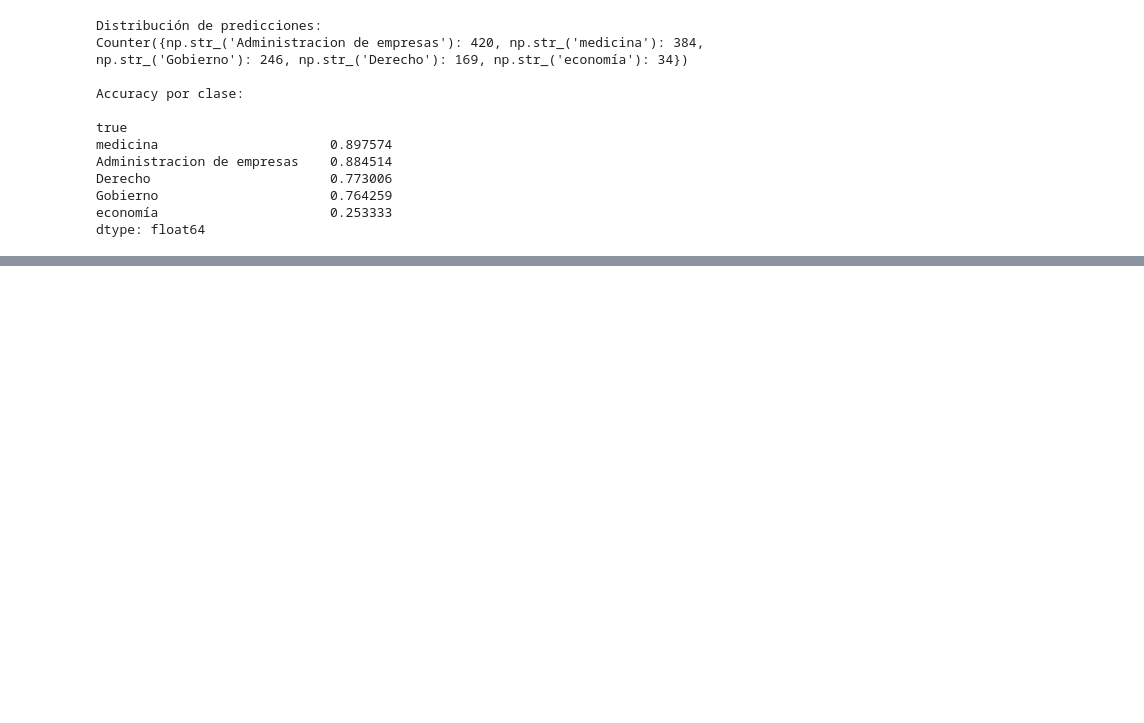
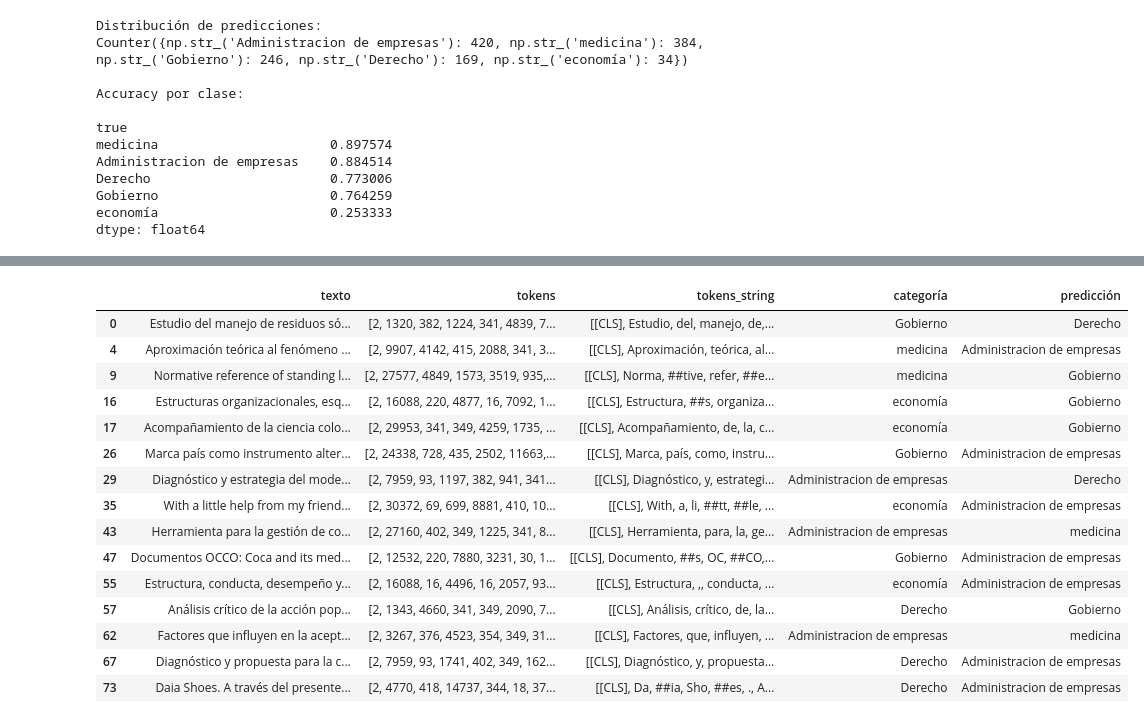
Before and after one commit to IM-333/Talleres_NLP_IM_EV, a Jupyter notebook: Sesion3/1-transformers-from-scratch.ipynb, the cells around one changed output, grey strips where cells are left out. Cells and saved outputs as stored; diff of their text form; code cells hidden in the pictures; blank space fills up the shorter version.

```diff
--- a/Sesion3/1-transformers-from-scratch.ipynb
+++ b/Sesion3/1-transformers-from-scratch.ipynb
@@ -1755,0 +2166,20 @@ dtype: float64
+# %%
+errors = df[df['categoría'] != df['predicción']]
+errors.head(15)
+# %% [output]
+|  | texto | tokens | tokens_string | categoría | predicción |
+| 0 | Estudio del manejo de residuos só... | [2, 1320, 382, 1224, 341, 4839, 7... | [[CLS], Estudio, del, manejo, de,... | Gobierno | Derecho |
+| 4 | Aproximación teórica al fenómeno ... | [2, 9907, 4142, 415, 2088, 341, 3... | [[CLS], Aproximación, teórica, al... | medicina | Administracion de empresas |
+| 9 | Normative reference of standing l... | [2, 27577, 4849, 1573, 3519, 935,... | [[CLS], Norma, ##tive, refer, ##e... | medicina | Gobierno |
+| 16 | Estructuras organizacionales, esq... | [2, 16088, 220, 4877, 16, 7092, 1... | [[CLS], Estructura, ##s, organiza... | economía | Gobierno |
+| 17 | Acompañamiento de la ciencia colo... | [2, 29953, 341, 349, 4259, 1735, ... | [[CLS], Acompañamiento, de, la, c... | economía | Gobierno |
+| 26 | Marca país como instrumento alter... | [2, 24338, 728, 435, 2502, 11663,... | [[CLS], Marca, país, como, instru... | Gobierno | Administracion de empresas |
+| 29 | Diagnóstico y estrategia del mode... | [2, 7959, 93, 1197, 382, 941, 341... | [[CLS], Diagnóstico, y, estrategi... | Administracion de empresas | Derecho |
+| 35 | With a little help from my friend... | [2, 30372, 69, 699, 8881, 410, 10... | [[CLS], With, a, li, ##tt, ##le, ... | economía | Administracion de empresas |
+| 43 | Herramienta para la gestión de co... | [2, 27160, 402, 349, 1225, 341, 8... | [[CLS], Herramienta, para, la, ge... | Administracion de empresas | medicina |
+| 47 | Documentos OCCO: Coca and its med... | [2, 12532, 220, 7880, 3231, 30, 1... | [[CLS], Documento, ##s, OC, ##CO,... | Gobierno | Administracion de empresas |
+| 55 | Estructura, conducta, desempeño y... | [2, 16088, 16, 4496, 16, 2057, 93... | [[CLS], Estructura, ,, conducta, ... | economía | Administracion de empresas |
+| 57 | Análisis crítico de la acción pop... | [2, 1343, 4660, 341, 349, 2090, 7... | [[CLS], Análisis, crítico, de, la... | Derecho | Gobierno |
+| 62 | Factores que influyen en la acept... | [2, 3267, 376, 4523, 354, 349, 31... | [[CLS], Factores, que, influyen, ... | Administracion de empresas | medicina |
+| 67 | Diagnóstico y propuesta para la c... | [2, 7959, 93, 1741, 402, 349, 162... | [[CLS], Diagnóstico, y, propuesta... | Derecho | Administracion de empresas |
+| 73 | Daia Shoes. A través del presente... | [2, 4770, 418, 14737, 344, 18, 37... | [[CLS], Da, ##ia, Sho, ##es, ., A... | Derecho | Administracion de empresas |
```
Also changed, not shown: parts of 23 cells of this notebook.
